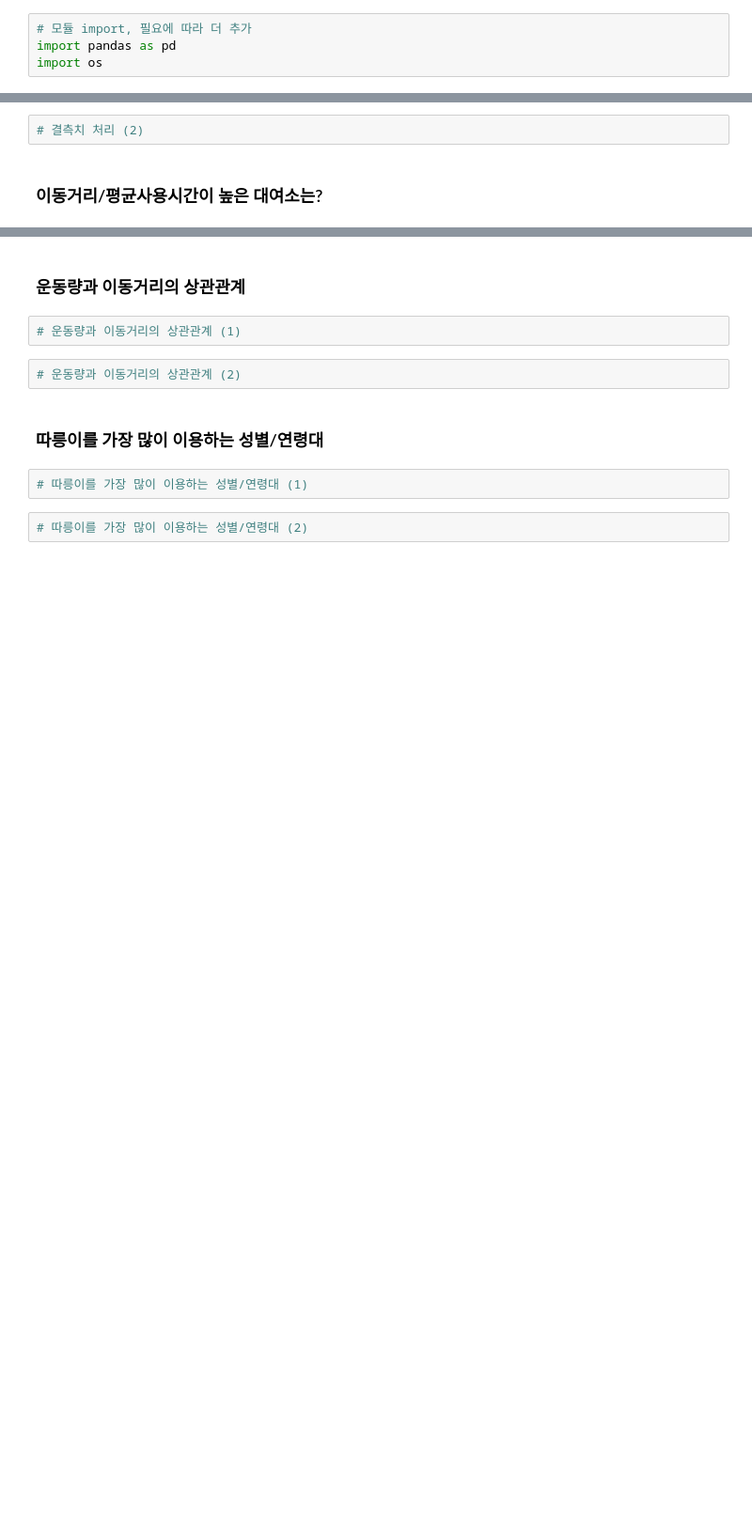
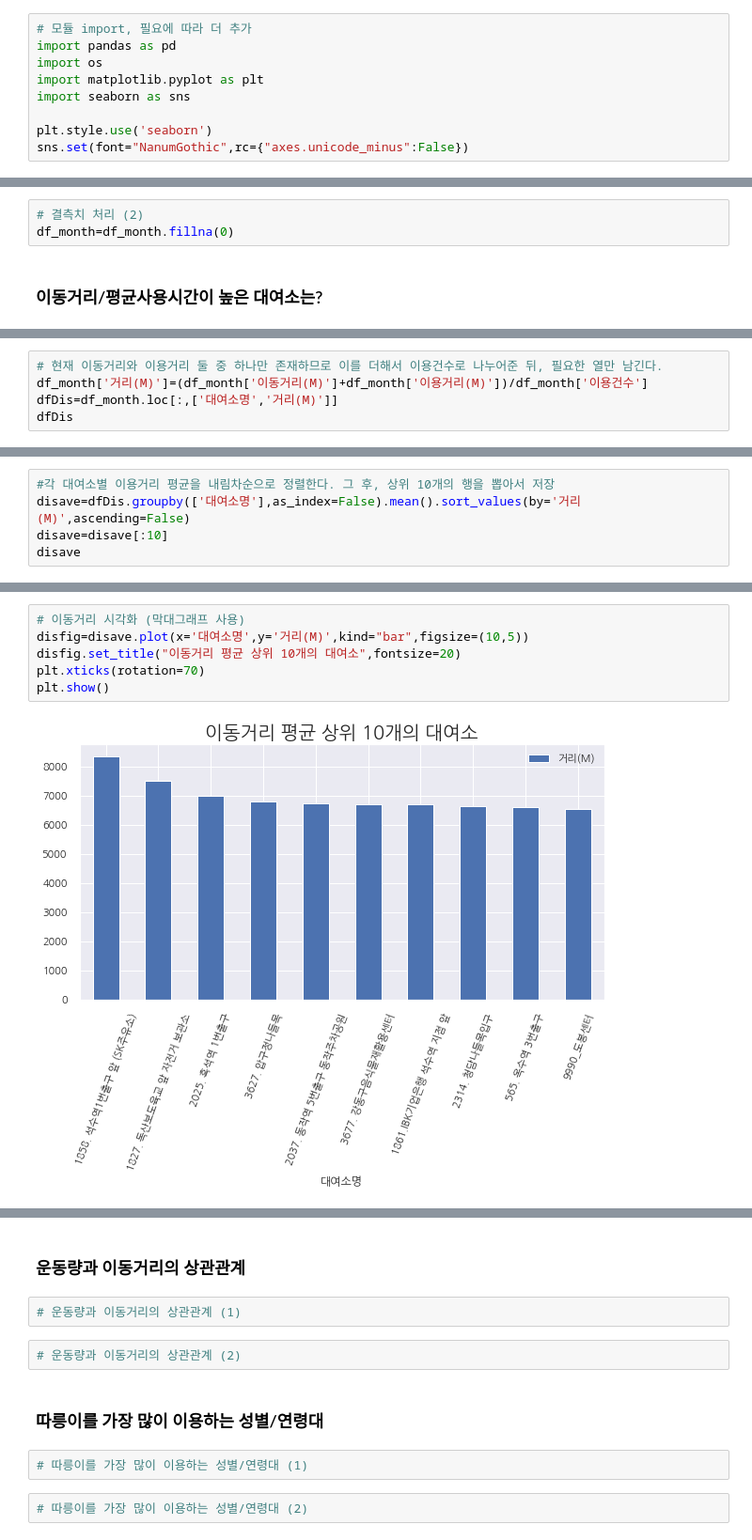
Before and after one commit to yunju727/Opensource-Project, a Jupyter notebook: main.ipynb, the cells around one changed output, grey strips where cells are left out. Shown at 94% size. Cells and saved outputs as stored; diff of their text form; blank space fills up the shorter version.

Commit message:
이용거리/이용시간 분석 (완)

```diff
--- a/main.ipynb
+++ b/main.ipynb
@@ -4,6 +4,11 @@
 # 모듈 import, 필요에 따라 더 추가
 import pandas as pd
 import os
+import matplotlib.pyplot as plt
+import seaborn as sns
+
+plt.style.use('seaborn')
+sns.set(font="NanumGothic",rc={"axes.unicode_minus":False})
 # %% [markdown]
 #### 데이터셋 불러오기
 ###### trafficDay=서울시 일일 버스 이용량 데이터
@@ -138,5 +143,6 @@ memory usage: 141.4+ MB
 '\n결과를 보면 알 수 있지만, 대여일자, 대여소번호는 non-null값의 개수가 일치하는 반면,\n성별과 이동거리, 이용시간, 이용거리, 이용시간 부분은 대여일자, 대여소 번호에 비하면 그 수가 적음을 확인할 수 있다.\n이는 none값이 존재함을 의미. 이 때  None값을 대체해야할지, 그대로 둘 지, 제거할 지를 정해야한다.\n해당 데이터만을 보고 ...
 # %%
 # 결측치 처리 (2)
+df_month=df_month.fillna(0)
 # %% [markdown]
 ### 이동거리/평균사용시간이 높은 대여소는?
@@ -146,0 +149,5 @@ memory usage: 141.4+ MB
+# %%
+# 현재 이동거리와 이용거리 둘 중 하나만 존재하므로 이를 더해서 이용건수로 나누어준 뒤, 필요한 열만 남긴다.
+df_month['거리(M)']=(df_month['이동거리(M)']+df_month['이용거리(M)'])/df_month['이용건수']
+dfDis=df_month.loc[:,['대여소명','거리(M)']]
+dfDis
@@ -146,0 +168,5 @@ memory usage: 141.4+ MB
+# %%
+#각 대여소별 이용거리 평균을 내림차순으로 정렬한다. 그 후, 상위 10개의 행을 뽑아서 저장
+disave=dfDis.groupby(['대여소명'],as_index=False).mean().sort_values(by='거리(M)',ascending=False)
+disave=disave[:10]
+disave
@@ -146,0 +185,8 @@ memory usage: 141.4+ MB
+# %%
+# 이동거리 시각화 (막대그래프 사용)
+disfig=disave.plot(x='대여소명',y='거리(M)',kind="bar",figsize=(10,5))
+disfig.set_title("이동거리 평균 상위 10개의 대여소",fontsize=20)
+plt.xticks(rotation=70)
+plt.show()
+# %% [output]
+[figure, added]
```
Also changed, not shown: parts of 7 cells of this notebook.
